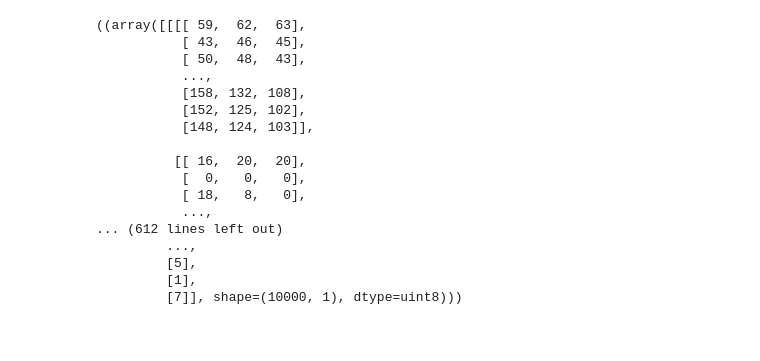
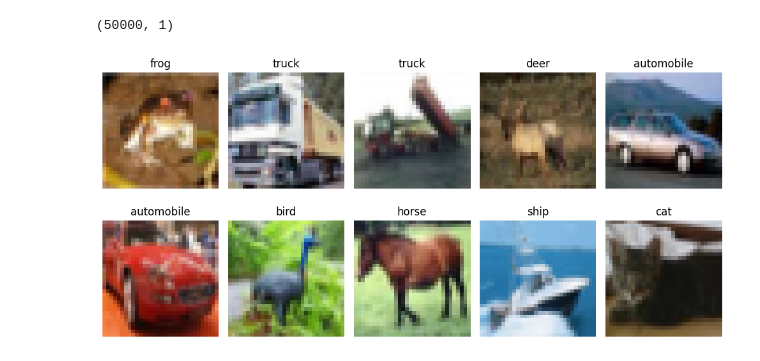
Before and after one commit to LauraSalakari/cnn-project, a Jupyter notebook: main.ipynb, the cells around one changed output. Saved outputs shown, nothing was run; the diff lists cells and outputs as text; code cells hidden in the pictures.

Commit message:
preprocess data

```diff
--- a/main.ipynb
+++ b/main.ipynb
@@ -9,24 +10,29 @@ import pandas as pd
 import numpy as np
 import matplotlib.pyplot as plt
 import seaborn as sns
+# %%
+(X_train, y_train), (X_test, y_test) = cifar10.load_data()
+
+class_names = ['airplane', "automobile", "bird", "cat", "deer", "dog", "frog", "horse", "ship", "truck"]
+# %%
+y_train.shape
+# %% [output]
+(50000, 1)
+# %%
+# y_train shape is (50000, 1) meaning each label is in an array of its own
+# flatten the y arrays to be easier to work with
+y_train = y_train.flatten()
+y_test = y_test.flatten()
 # %%
-data = cifar10.load_data()
-data
+# visualise data points
+
+plt.figure(figsize=(10, 5))
+for i in range(10):
+    plt.subplot(2, 5, i+1)
+    plt.imshow(X_train[i])
+    plt.title(class_names[y_train[i]])
+    plt.axis('off')
+plt.tight_layout()
+plt.show()
 # %% [output]
-((array([[[[ 59,  62,  63],
-           [ 43,  46,  45],
-           [ 50,  48,  43],
-           ...,
-           [158, 132, 108],
-           [152, 125, 102],
-           [148, 124, 103]],
-
-          [[ 16,  20,  20],
-           [  0,   0,   0],
-           [ 18,   8,   0],
-           ...,
-... (612 lines left out)
-         ...,
-         [5],
-         [1],
-         [7]], shape=(10000, 1), dtype=uint8)))
+[figure, added]
```
Also changed, not shown: parts of 6 cells of this notebook.
